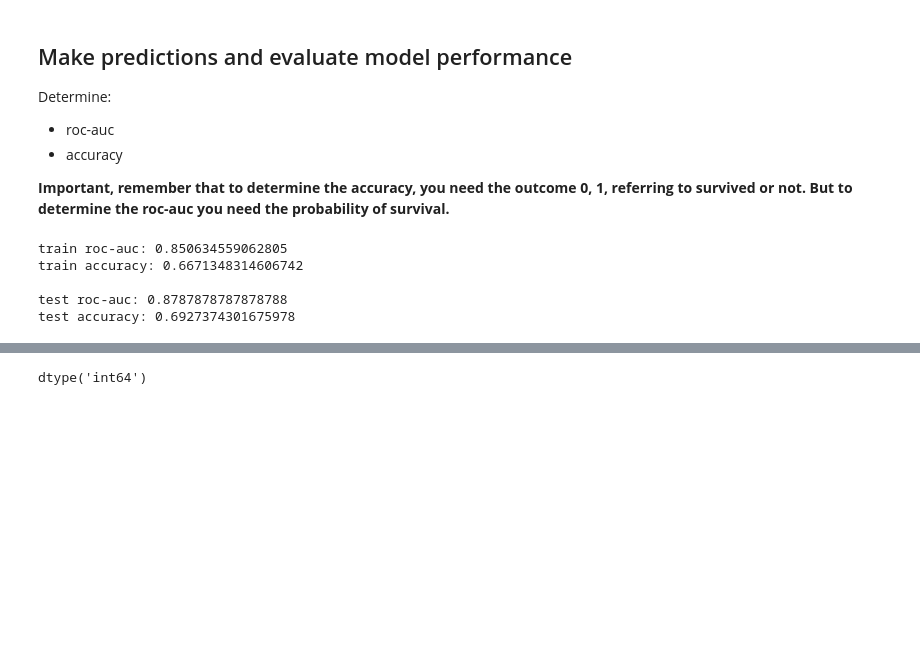
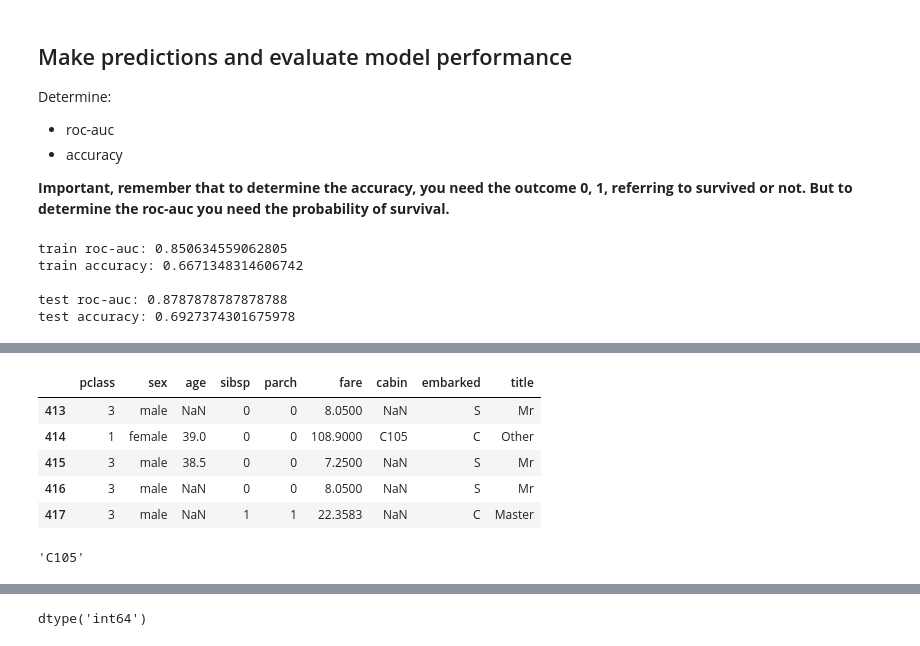
Before and after one commit to aogbechie/deploying-machine-learning-models, a Jupyter notebook: section-05-titanic-package/Titanic-pipeline-production.ipynb, the cells around one changed output, grey strips where cells are left out. Cells and saved outputs as stored; diff of their text form; code cells hidden in the pictures; blank space fills up the shorter version.

```diff
--- a/section-05-titanic-package/Titanic-pipeline-production.ipynb
+++ b/section-05-titanic-package/Titanic-pipeline-production.ipynb
@@ -305,0 +322,27 @@ Test - prediction
+# %%
+# extracts the title (Mr, Ms, etc) from the name variable
+data['title'] = data['name'].apply(get_title)
+# %%
+# cast numerical variables as floats
+
+data['fare'] = data['fare'].astype('float')
+data['age'] = data['age'].astype('float')
+# %%
+FEATURES = ['pclass','sex','age','sibsp','parch','fare','cabin','embarked','title']
+# %%
+# drop unnecessary variables
+
+data = data[FEATURES]
+# %%
+data.tail()
+# %% [output]
+|  | pclass | sex | age | sibsp | parch | fare | cabin | embarked | title |
+| 413 | 3 | male | NaN | 0 | 0 | 8.0500 | NaN | S | Mr |
+| 414 | 1 | female | 39.0 | 0 | 0 | 108.9000 | C105 | C | Other |
+| 415 | 3 | male | 38.5 | 0 | 0 | 7.2500 | NaN | S | Mr |
+| 416 | 3 | male | NaN | 0 | 0 | 8.0500 | NaN | S | Mr |
+| 417 | 3 | male | NaN | 1 | 1 | 22.3583 | NaN | C | Master |
+# %%
+data['cabin'].iat[414]
+# %% [output]
+'C105'
```
Also changed, not shown: parts of 12 cells of this notebook, 12 other files.
